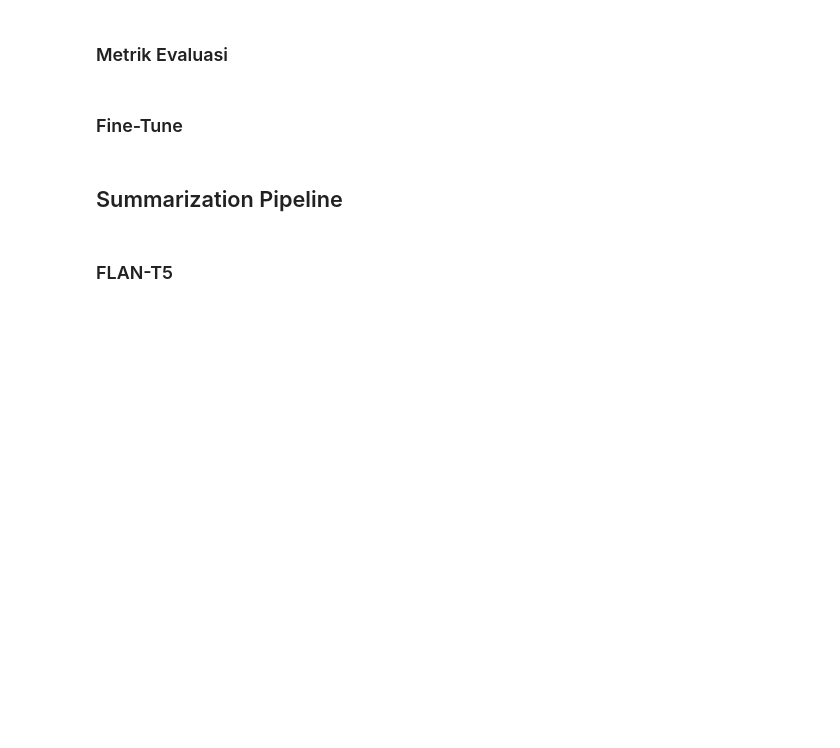
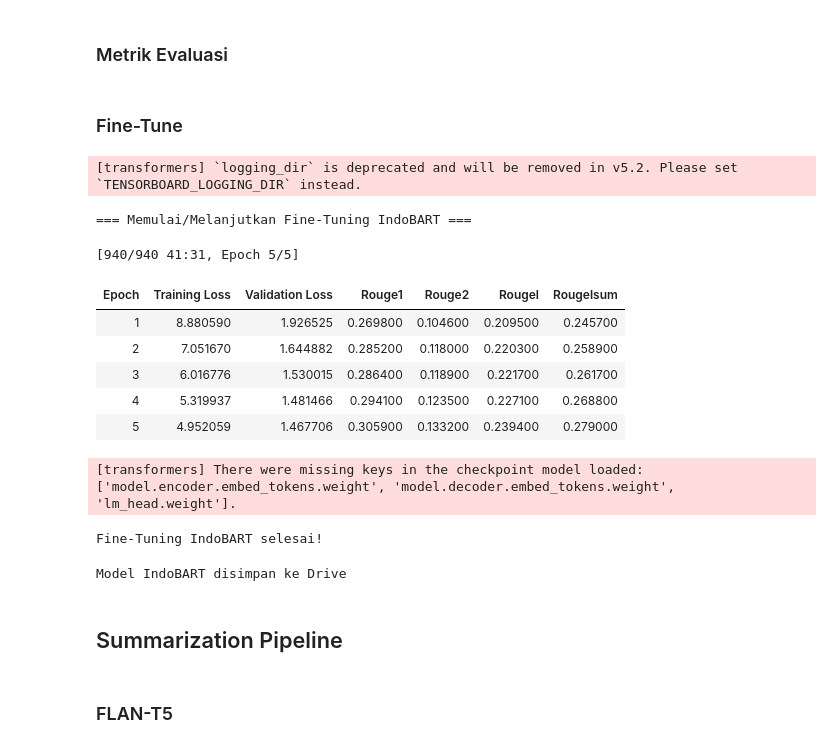
Before and after one commit to Sabitwise/NLP-ArticleSummarization, a Jupyter notebook: History_Article_Modelling.ipynb, the cells around one changed output. Saved outputs shown, nothing was run; the diff lists cells and outputs as text; code cells hidden in the pictures; blank space fills up the shorter version.

```diff
--- a/History_Article_Modelling.ipynb
+++ b/History_Article_Modelling.ipynb
@@ -587,12 +464,21 @@ print("Model FLAN-T5 disimpan ke ./flan_t5_finetuned")
 # %%
 def compute_metrics_bart(eval_pred):
     predictions, labels = eval_pred
+
+    if isinstance(predictions, tuple):
+        predictions = predictions[0]
+
+    predictions = np.where(predictions != -100, predictions, tokenizer_bart.pad_token_id)
+    labels = np.where(labels != -100, labels, tokenizer_bart.pad_token_id)
+
     decoded_preds = tokenizer_bart.batch_decode(predictions, skip_special_tokens=True)
-    labels = [[(l if l != -100 else tokenizer_bart.pad_token_id) for l in label] for label in labels]
     decoded_labels = tokenizer_bart.batch_decode(labels, skip_special_tokens=True)
+
     decoded_preds  = ["\n".join(p.strip().split(".")) for p in decoded_preds]
     decoded_labels = ["\n".join(l.strip().split(".")) for l in decoded_labels]
-    result = rouge.compute(predictions=decoded_preds, references=decoded_labels, use_stemmer=True)
+
+    result = rouge.compute(predictions=decoded_preds, references=decoded_labels, use_stemmer=False)
+
     return {k: round(v, 4) for k, v in result.items()}
 
 data_collator_bart = DataCollatorForSeq2Seq(
@@ -605,42 +491,58 @@ data_collator_bart = DataCollatorForSeq2Seq(
 ### Fine-Tune
 # %%
 training_args_bart = Seq2SeqTrainingArguments(
-    output_dir="./indobart_results",
+    output_dir="/content/drive/MyDrive/NLP_Project/indobart_results", # UBAH KE DRIVE,
     eval_strategy="epoch",
     save_strategy="epoch",
-    learning_rate=3e-5,
-    per_device_train_batch_size=8,
-    per_device_eval_batch_size=8,
+    learning_rate=5e-5,
+    per_device_train_batch_size=2,
+    per_device_eval_batch_size=2,
+    gradient_accumulation_steps=4,
     num_train_epochs=5,
     weight_decay=0.01,
     predict_with_generate=True,
-    generation_max_length=100,
+    generation_max_length=150,
     load_best_model_at_end=True,
     metric_for_best_model="rouge2",
-    fp16=torch.cuda.is_available(),
-    logging_dir="./logs_bart",
+    fp16=False, # IndoBART aman pakai True
+    logging_dir="/content/drive/MyDrive/NLP_Project/logs_bart", # UBAH KE DRIVE
     logging_steps=50,
     report_to="none",
+    save_total_limit=2, # Batasi checkpoint agar Drive tidak penuh
 )
 
 trainer_bart = Seq2SeqTrainer(
     model=model_bart,
     args=training_args_bart,
     train_dataset=tokenized_bart["train"],
     eval_dataset=tokenized_bart["validation"],
     processing_class=tokenizer_bart,
     data_collator=data_collator_bart,
     compute_metrics=compute_metrics_bart,
     callbacks=[EarlyStoppingCallback(early_stopping_patience=2)]
 )
 
-print("=== Memulai Fine-Tuning IndoBART ===")
+print("=== Memulai/Melanjutkan Fine-Tuning IndoBART ===")
+# UBAH BARIS INI
 trainer_bart.train()
 print("\nFine-Tuning IndoBART selesai!")
 
-trainer_bart.save_model("./indobart_finetuned")
-tokenizer_bart.save_pretrained("./indobart_finetuned")
-print("Model IndoBART disimpan ke ./indobart_finetuned")
+trainer_bart.save_model("/content/drive/MyDrive/NLP_Project/indobart_finetuned")
+tokenizer_bart.save_pretrained("/content/drive/MyDrive/NLP_Project/indobart_finetuned")
+print("Model IndoBART disimpan ke Drive")
+# %% [output]
+[transformers] `logging_dir` is deprecated and will be removed in v5.2. Please set `TENSORBOARD_LOGGING_DIR` instead.
+=== Memulai/Melanjutkan Fine-Tuning IndoBART ===
+[940/940 41:31, Epoch 5/5]
+| Epoch | Training Loss | Validation Loss | Rouge1 | Rouge2 | Rougel | Rougelsum |
+| 1 | 8.880590 | 1.926525 | 0.269800 | 0.104600 | 0.209500 | 0.245700 |
+| 2 | 7.051670 | 1.644882 | 0.285200 | 0.118000 | 0.220300 | 0.258900 |
+| 3 | 6.016776 | 1.530015 | 0.286400 | 0.118900 | 0.221700 | 0.261700 |
+| 4 | 5.319937 | 1.481466 | 0.294100 | 0.123500 | 0.227100 | 0.268800 |
+| 5 | 4.952059 | 1.467706 | 0.305900 | 0.133200 | 0.239400 | 0.279000 |
+[transformers] There were missing keys in the checkpoint model loaded: ['model.encoder.embed_tokens.weight', 'model.decoder.embed_tokens.weight', 'lm_head.weight'].
+Fine-Tuning IndoBART selesai!
+Model IndoBART disimpan ke Drive
 # %% [markdown]
 ## Summarization Pipeline
 # %% [markdown]
```
Also changed, not shown: parts of 26 cells of this notebook, 2 other files.
